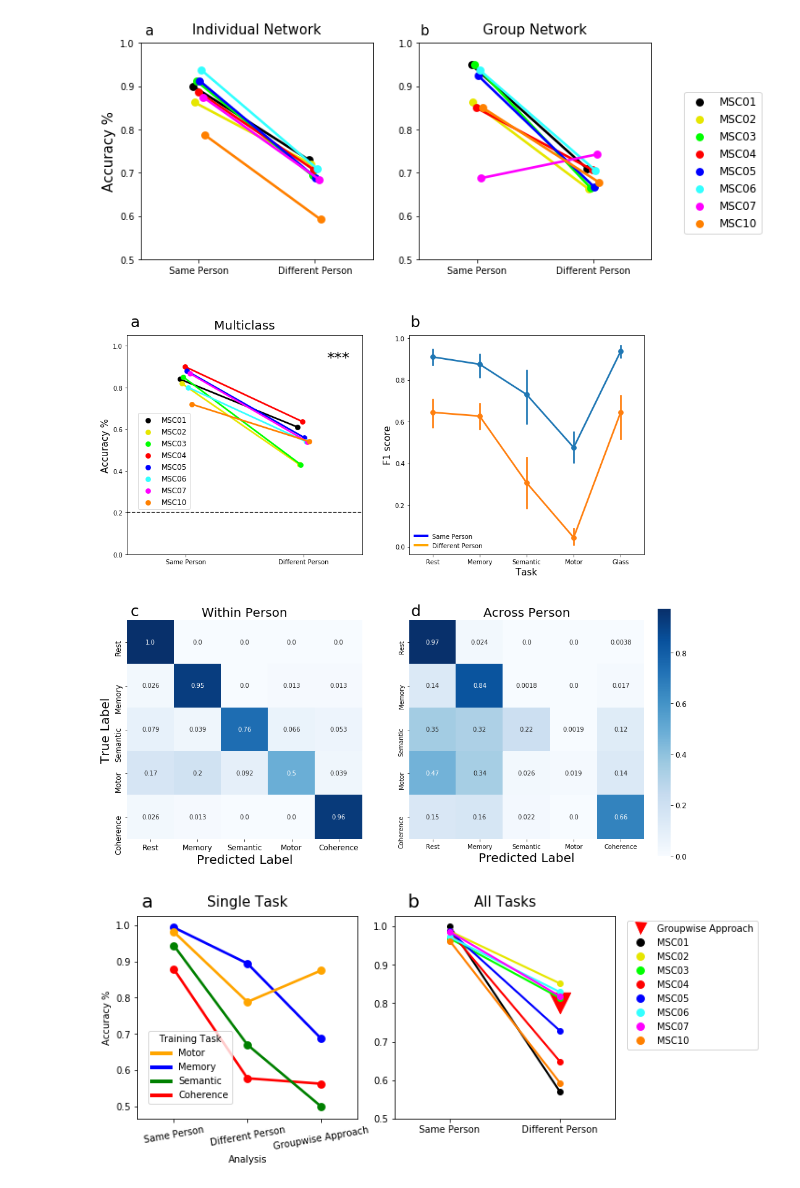
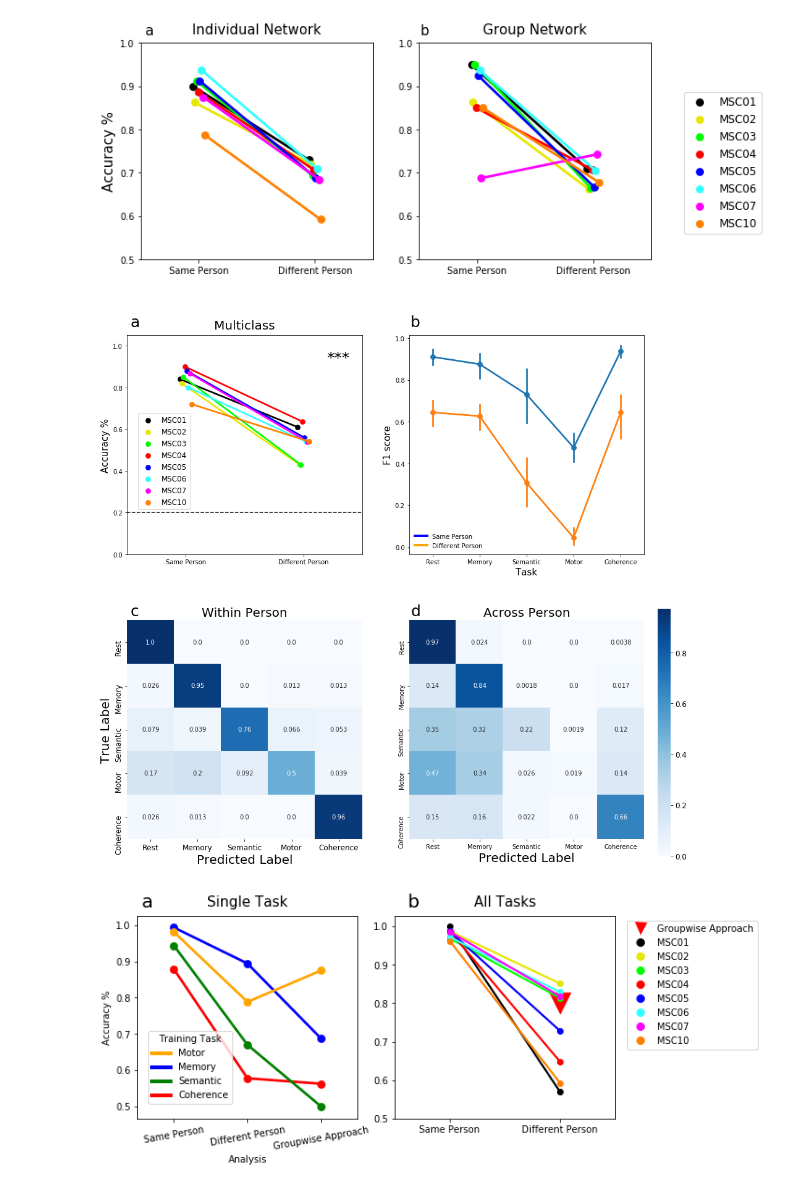
Before and after one commit to GrattonLab/MSC_Alexis, a Jupyter notebook: analysis/code/mL_rsfMRI/Figures/FinalFigures.ipynb, the cells around one changed output. Cells and saved outputs as stored; diff of their text form; code cells hidden in the pictures.

```diff
--- a/analysis/code/mL_rsfMRI/Figures/FinalFigures.ipynb
+++ b/analysis/code/mL_rsfMRI/Figures/FinalFigures.ipynb
@@ -417,7 +417,14 @@ df_ind.rename(columns={'cv_acc':'Same Person','acc':'Different Person'},inplace=
 df_ind.reset_index(inplace=True)
 ind=pd.melt(df_ind, id_vars=['train_sub'], value_vars=['Same Person','Different Person'],var_name='Analysis',value_name='acc')
 
-
+SVM_MC=pd.read_csv('/Users/Alexis/Desktop/MSC_Alexis/analysis/output/results/SVM/acc/ALL/multiclass_acc.csv')
+Log_MC=pd.read_csv('/Users/Alexis/Desktop/MSC_Alexis/analysis/output/results/Log/acc/ALL/multiclass_acc.csv')
+Log_MC.drop(columns=['Task','f1','MCC'],inplace=True)
+Log_MC.drop_duplicates(inplace=False)
+Log_MC['clf']='Log'
+SVM_MC.drop(columns=['Task','f1','MCC'],inplace=True)
+SVM_MC.drop_duplicates(inplace=False)
+SVM_MC['clf']='SVM'
 multi=pd.read_csv(outDir+'ALL/multiclass_acc.csv')
 mc=multi[['train','same_sub','diff_sub']]
 mc.rename(columns={'same_sub':'Same Person','diff_sub':'Different Person'},inplace=True)
@@ -428,10 +435,9 @@ task=F1['Analysis'].str.split("_", n=1, expand=True)
 F1['Task']=task[0]
 F1['analysis']=task[1]
 F1.drop(columns=['Analysis'],inplace=True)
-finalDS,finalCV=st.multiclassAll()
-#finalCV=np.genfromtxt(outDir+'/All/finalCV.csv',delimiter=',')
-#finalDS=np.genfromtxt(outDir+'/All/finalDS.csv',delimiter=',')
-
+#finalDS,finalCV=st.multiclassAll()
+multiclass['clf']='Ridge'
+MC_all=pd.concat([multiclass, SVM_MC, Log_MC])
 CVGroup=pd.read_csv(thisDir+'output/results/groupAvg/acc.csv')
 CVStats=pd.read_csv(outDir+'CV/stats.csv')
 CV_Stand_app=CVGroup[['train_task','train_acc']]
@@ -1764,35 +1770,35 @@ ax.set_title('Multiclass', fontsize=20, pad=10)
 plt.ylabel("Accuracy %", fontsize=15)
 ax.axhline(.2,color='black',linestyle='--')
 plt.legend(loc='lower left',fontsize='large',bbox_to_anchor=(.03, .19))
 plt.xlabel(' ')
 ax.set(ylim=(0, 1.05))
 ax1=fig.add_subplot(gs[0,1])
 ax=sns.pointplot(x="Task",y="f", hue="analysis",data=F1,ax=ax1)
 plt.ylabel('F1 score',fontsize=15)
 plt.xlabel('Task',fontsize=15)
-ax.set_xticklabels(['Rest','Memory','Semantic','Motor','Glass'])
+ax.set_xticklabels(['Rest','Memory','Semantic','Motor','Coherence'])
 L1=plt.legend(handles=SS_legend_elements,loc='lower left',frameon=False)
 
 ax2=fig.add_subplot(gs[1,0])
 ax=sns.heatmap(finalCV,annot=True, fmt='.2',cmap="Blues",xticklabels=["Rest","Memory","Semantic","Motor", "Coherence"],yticklabels=["Rest","Memory","Semantic","Motor", "Coherence"],ax=ax2,cbar=False)
 plt.ylabel('True Label',fontsize=20)
 plt.xlabel('Predicted Label',fontsize=20)
 plt.title('Within Person',fontsize=20)
 plt.xticks(fontsize=12)
 plt.yticks(fontsize=12)
 ax3=fig.add_subplot(gs[1,1])
 cbar_ax = fig.add_axes([.92, .1, .02, .37])
 ax=sns.heatmap(finalDS,annot=True, fmt='.2',cmap="Blues",xticklabels=["Rest","Memory","Semantic","Motor", "Coherence"],yticklabels=["Rest","Memory","Semantic","Motor", "Coherence"],ax=ax3, cbar_ax=cbar_ax)
 ax.set_xlabel('Predicted Label',fontsize=20)
 #plt.ylabel(' ',fontsize=25)
 #plt.xlabel('Predicted Label',fontsize=20)
 ax.set_title('Across Person',fontsize=20)
 plt.yticks(fontsize=12)
 plt.xticks(fontsize=12)
 
 plt.savefig(thisDir+'output/FigsFinal/MC_Plot.png', bbox_inches='tight')
 # %% [output]
-[figure, old version]
+[figure, new version]
 # %%
 #Groupwise comparison
 from matplotlib.lines import Line2D
```
Also changed, not shown: parts of 2 cells of this notebook, 6 other files.
